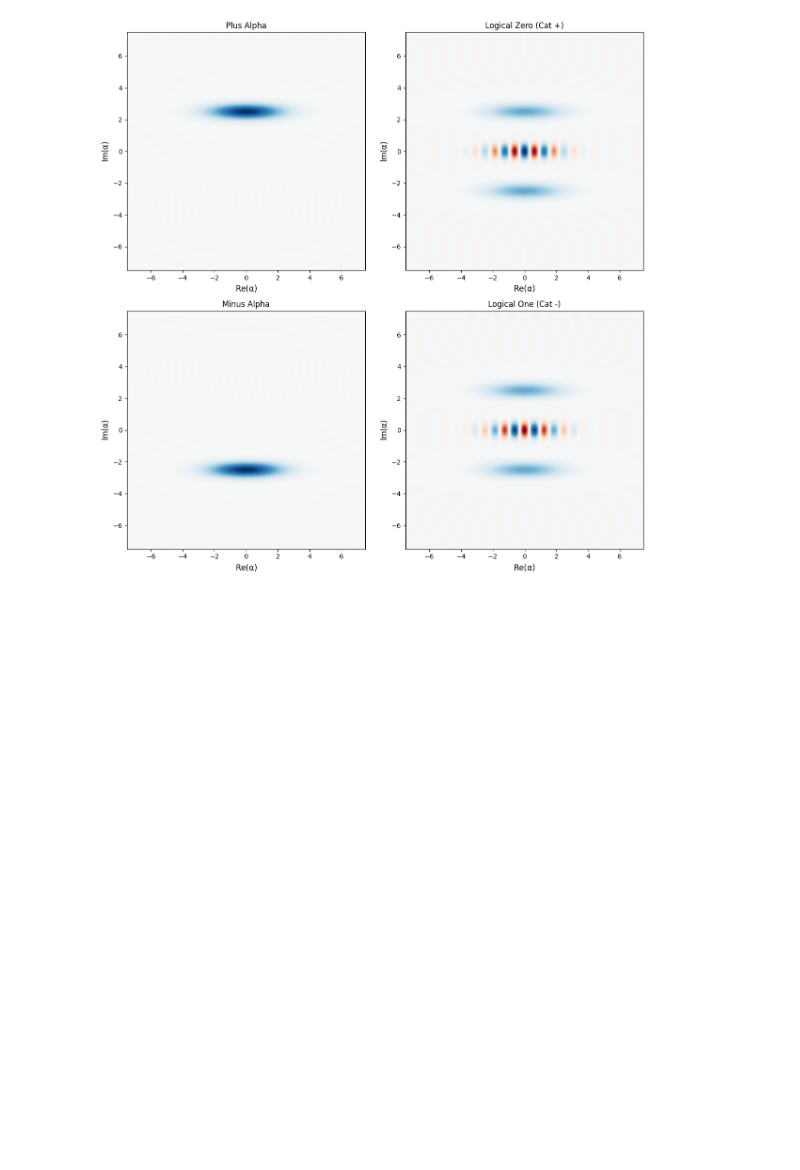
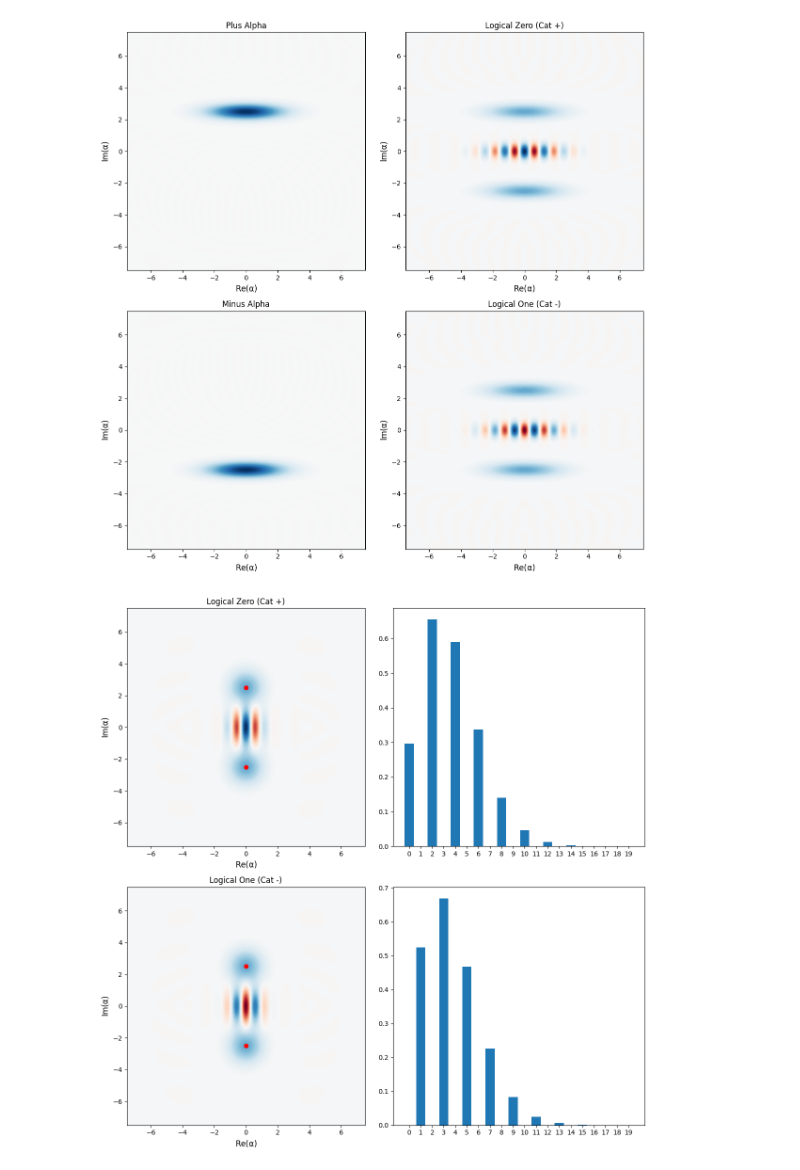
Before and after one commit to riccardodibella/quantum-workspace, a Jupyter notebook: qutip/cv_states_playground.ipynb, the cells around one changed output. Drawn from its saved outputs; the diff is of its cells as text; code cells hidden in the pictures; blank space fills up the shorter version.

Commit message:
pure cat state bar plot

```diff
--- a/qutip/cv_states_playground.ipynb
+++ b/qutip/cv_states_playground.ipynb
@@ -141,3 +141,42 @@ plt.tight_layout()
 plt.show()
 # %% [output]
 [figure]
+# %%
+N = 20
+vacuum = qutip.basis(N, 0)
+
+vertical_displacement = 2.5
+
+
+alpha_coeff = vertical_displacement / sqrt(2) * 1j
+positive_displacement_operator = qutip.displace(N, alpha_coeff)
+negative_displacement_operator = qutip.displace(N, -alpha_coeff)
+
+
+plus_alpha_state = positive_displacement_operator * vacuum
+minus_alpha_state = negative_displacement_operator * vacuum
+
+logical_zero = (plus_alpha_state + minus_alpha_state).unit()
+logical_one = (plus_alpha_state - minus_alpha_state).unit()
+
+
+fig, axes = plt.subplots(2, 2, figsize=(12, 12),  subplot_kw={'aspect': 'equal'})
+qutip.plot_wigner(logical_zero, ax=axes[0, 0])
+axes[0, 0].plot([0, 0], [vertical_displacement, -vertical_displacement], 'ro')
+axes[0, 0].set_title("Logical Zero (Cat +)")
+qutip.plot_wigner(logical_one, ax=axes[1, 0])
+axes[1, 0].plot([0, 0], [vertical_displacement, -vertical_displacement], 'ro')
+axes[1, 0].set_title("Logical One (Cat -)")
+
+
+axes[0, 1].bar(np.arange(N), np.abs(logical_zero.full()).flatten())
+axes[0, 1].set_xticks(np.arange(N))
+axes[0, 1].set_aspect('auto')
+axes[1, 1].bar(np.arange(N), np.abs(logical_one.full()).flatten())
+axes[1, 1].set_xticks(np.arange(N))
+axes[1, 1].set_aspect('auto')
+
+plt.tight_layout()
+plt.show()
+# %% [output]
+[figure, added]
```
